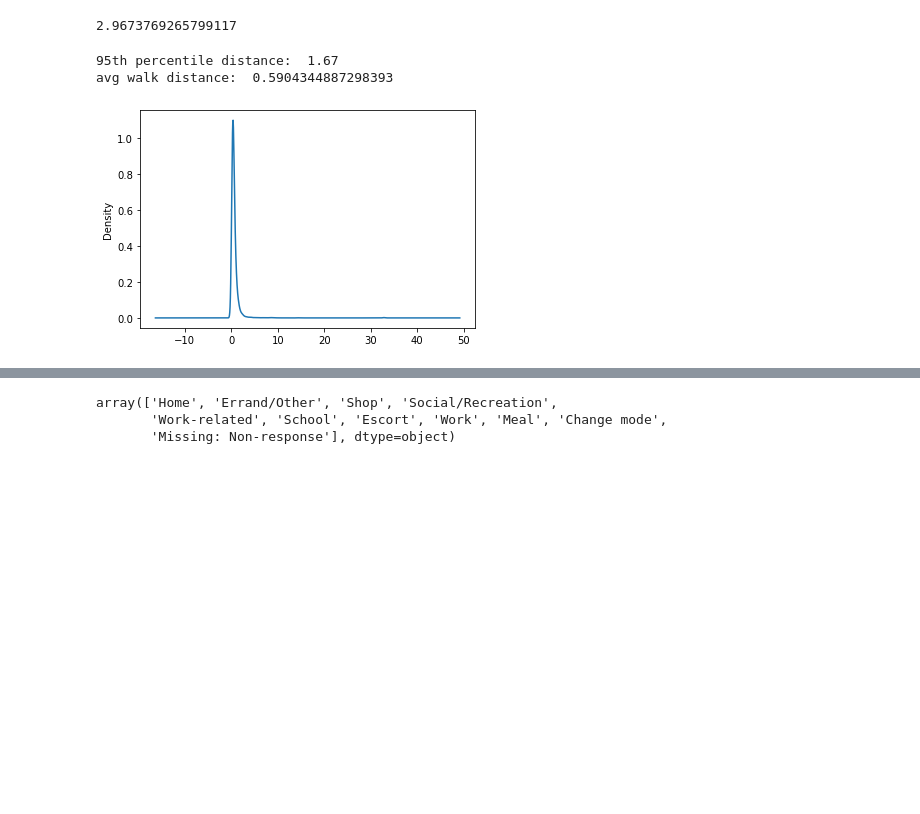
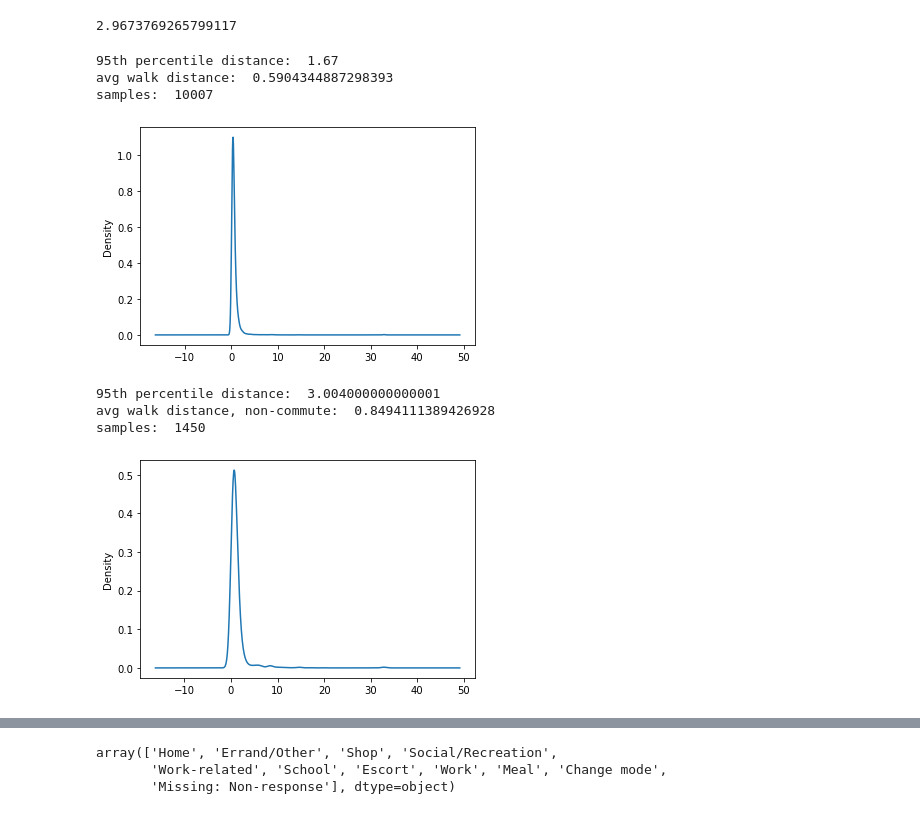
Before and after one commit to psrc/travel-modeling, a Jupyter notebook: air_quality/project_level_tool/survey_data_17_19.ipynb, the cells around one changed output, grey strips where cells are left out. Saved outputs shown, nothing was run; the diff lists cells and outputs as text; code cells hidden in the pictures; blank space fills up the shorter version.

Commit message:
adding additional distance analysis

```diff
--- a/air_quality/project_level_tool/survey_data_17_19.ipynb
+++ b/air_quality/project_level_tool/survey_data_17_19.ipynb
@@ -225,7 +225,7 @@ bike_df['wt_dist'].sum()/bike_df['trexpfac'].sum()
 # %% [output]
 2.9673769265799117
 # %%
-# Average pedestrian trip length
+# Average pedestrian trip length, all purpose
 walk_df = df[df['mode_simple'] == 'Walk']
 
 # Exclude trips to exercise and trips that have the same origin and destination parcel
@@ -243,7 +243,37 @@ walk_df = walk_df[walk_df['travdist'] < percentile_95]
 
 avg_dist = walk_df['wt_dist'].sum()/walk_df['trexpfac'].sum()
 print("avg walk distance: ", avg_dist)
+print("samples: ", len(walk_df))
 # %% [output]
 95th percentile distance:  1.67
 avg walk distance:  0.5904344887298393
+samples:  10007
 [figure]
+# %%
+# Average pedestrian trip length, commute Trips
+walk_df = df[df['mode_simple'] == 'Walk']
+
+# Exclude trips to exercise and trips that have the same origin and destination parcel
+walk_df = walk_df[walk_df['dest_purpose_cat'] != 'Social/Recreation']
+walk_df.loc[((walk_df['origin_purpose_cat'] == 'Home') & (walk_df['dest_purpose_cat'] == 'Work')) |
+   ((walk_df['dest_purpose_cat'] == 'Home') & (walk_df['origin_purpose_cat'] == 'Work')), 'commute'] = True
+walk_df = walk_df[walk_df['commute']==True]
+
+# Exclude trips to and from same parcel
+walk_df = walk_df[walk_df['origin_parcel_dim_id'] != walk_df['dest_parcel_dim_id']]
+
+walk_df['travdist'].plot.kde()
+
+# Exclude long tail of trips; find the 95th percentile distance (95% of trips shorter than this distance)
+percentile_95 = walk_df['travdist'].describe(percentiles=[0.95])['95%']
+print("95th percentile distance: ", percentile_95)
+walk_df = walk_df[walk_df['travdist'] < percentile_95]
+
+avg_dist = walk_df['wt_dist'].sum()/walk_df['trexpfac'].sum()
+print("avg walk distance, non-commute: ", avg_dist)
+print("samples: ", len(walk_df))
+# %% [output]
+95th percentile distance:  3.004000000000001
+avg walk distance, non-commute:  0.8494111389426928
+samples:  1450
+[figure, added]
```
Also changed, not shown: parts of 10 cells of this notebook.
